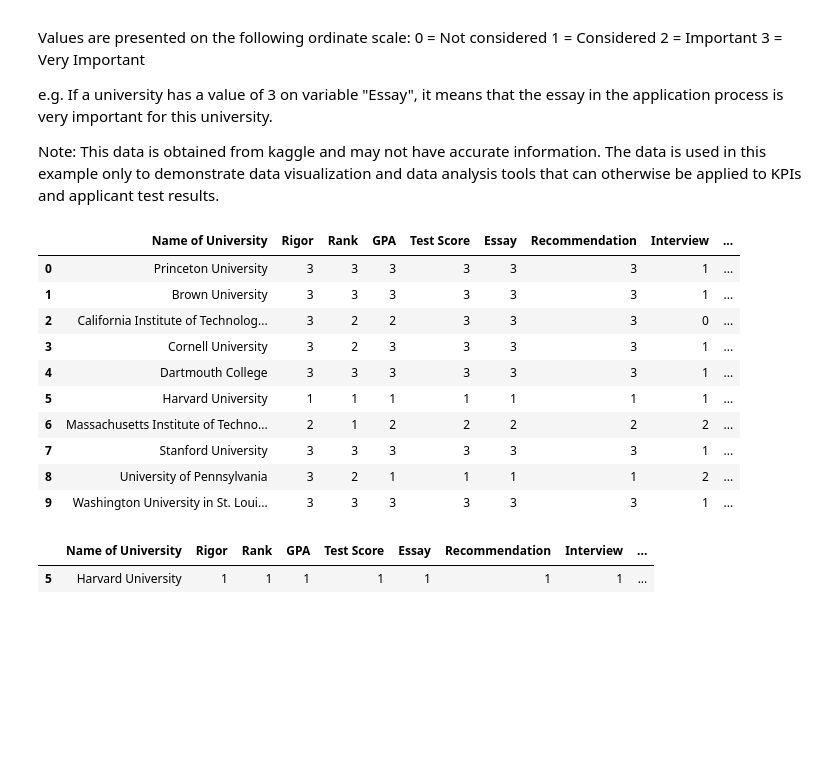
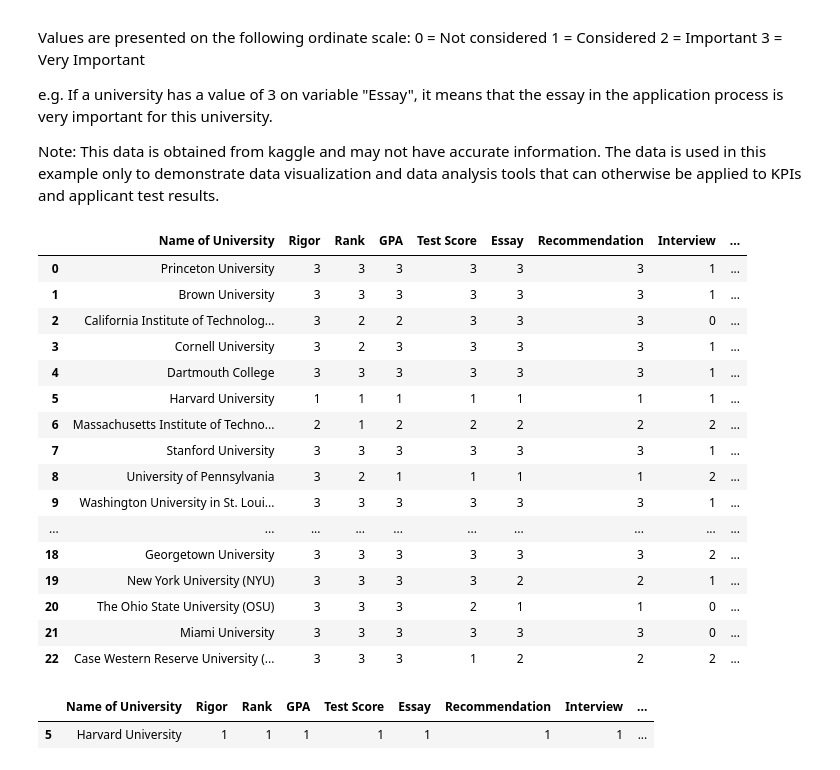
Before and after one commit to MilicaPutica/Exploratory-Data-Analysis-and-Visualization-for-metrics-with-Pandas-and-Plotly, a Jupyter notebook: Exploratory Data Analysis and Visualization for metrics with Pandas and Plotly.ipynb, the cells around one changed output. Cells and saved outputs as stored; diff of their text form; code cells hidden in the pictures; blank space fills up the shorter version.

```diff
--- a/Exploratory Data Analysis and Visualization for metrics with Pandas and Plotly.ipynb
+++ b/Exploratory Data Analysis and Visualization for metrics with Pandas and Plotly.ipynb
@@ -20,19 +21,25 @@ import plotly.graph_objects as go
 # %%
 admission_df = pd.read_csv("Admission Data.csv")
 # %%
-admission_df.head(10)
+admission_df.head(23)
 # %% [output]
 |  | Name of University | Rigor | Rank | GPA | Test Score | Essay | Recommendation | Interview | ... |
 | 0 | Princeton University | 3 | 3 | 3 | 3 | 3 | 3 | 1 | ... |
 | 1 | Brown University | 3 | 3 | 3 | 3 | 3 | 3 | 1 | ... |
 | 2 | California Institute of Technolog... | 3 | 2 | 2 | 3 | 3 | 3 | 0 | ... |
 | 3 | Cornell University | 3 | 2 | 3 | 3 | 3 | 3 | 1 | ... |
 | 4 | Dartmouth College | 3 | 3 | 3 | 3 | 3 | 3 | 1 | ... |
 | 5 | Harvard University | 1 | 1 | 1 | 1 | 1 | 1 | 1 | ... |
 | 6 | Massachusetts Institute of Techno... | 2 | 1 | 2 | 2 | 2 | 2 | 2 | ... |
 | 7 | Stanford University | 3 | 3 | 3 | 3 | 3 | 3 | 1 | ... |
 | 8 | University of Pennsylvania | 3 | 2 | 1 | 1 | 1 | 1 | 2 | ... |
 | 9 | Washington University in St. Loui... | 3 | 3 | 3 | 3 | 3 | 3 | 1 | ... |
+| ... | ... | ... | ... | ... | ... | ... | ... | ... | ... |
+| 18 | Georgetown University | 3 | 3 | 3 | 3 | 3 | 3 | 2 | ... |
+| 19 | New York University (NYU) | 3 | 3 | 3 | 3 | 2 | 2 | 1 | ... |
+| 20 | The Ohio State University (OSU) | 3 | 3 | 3 | 2 | 1 | 1 | 0 | ... |
+| 21 | Miami University | 3 | 3 | 3 | 3 | 3 | 3 | 0 | ... |
+| 22 | Case Western Reserve University (... | 3 | 3 | 3 | 1 | 2 | 2 | 2 | ... |
 # %%
 admission_df[admission_df["Name of University"] == "Harvard University"]
 # %% [output]
```
Also changed, not shown: parts of 2 cells of this notebook.
